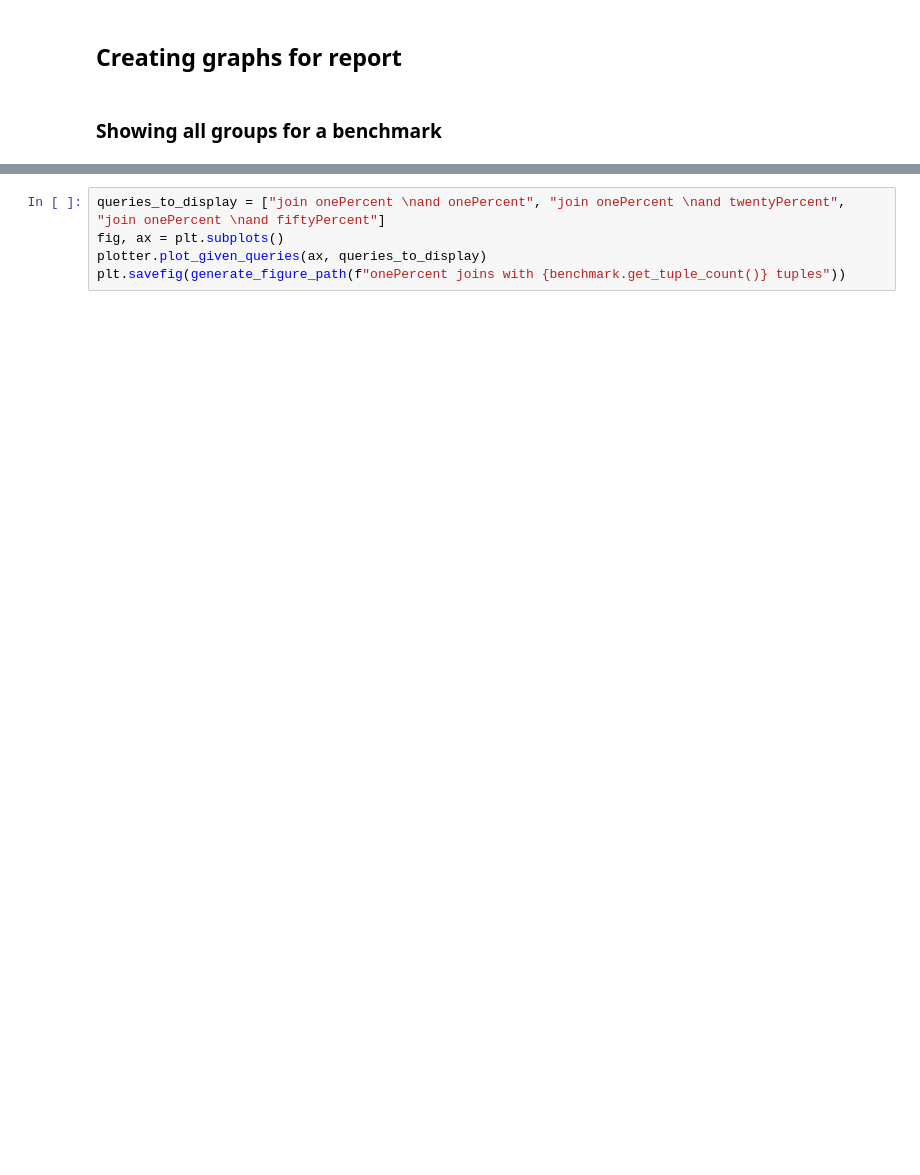
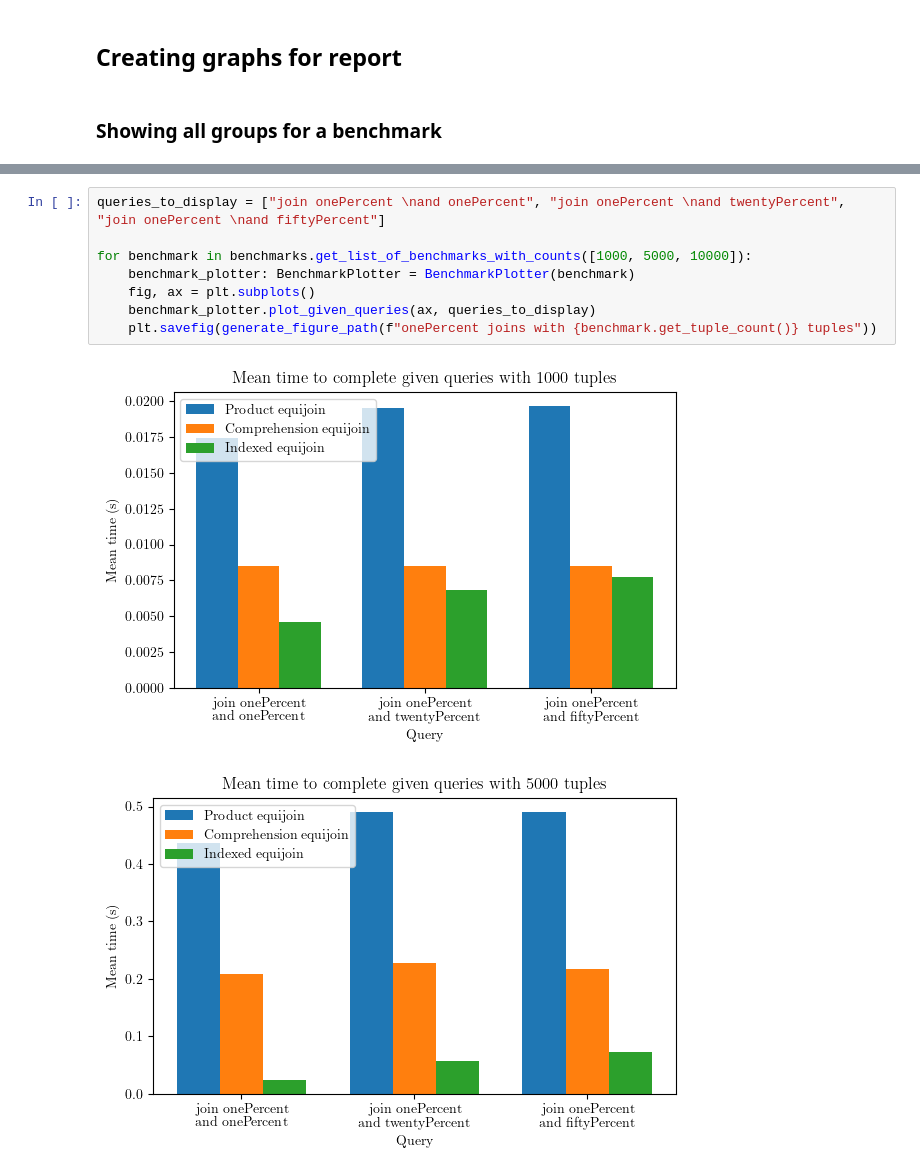
Before and after one commit to MatBon01/joinbench, a Jupyter notebook: analysis/joinbench.ipynb, the cells around one changed output, grey strips where cells are left out. Saved outputs shown, nothing was run; the diff lists cells and outputs as text; blank space fills up the shorter version.

Commit message:
Add ability to get multiple benchmarks at once

```diff
--- a/analysis/joinbench.ipynb
+++ b/analysis/joinbench.ipynb
@@ -214,5 +222,11 @@ functions
 # %%
 queries_to_display = ["join onePercent \nand onePercent", "join onePercent \nand twentyPercent", "join onePercent \nand fiftyPercent"]
-fig, ax = plt.subplots()
-plotter.plot_given_queries(ax, queries_to_display)
-plt.savefig(generate_figure_path(f"onePercent joins with {benchmark.get_tuple_count()} tuples"))
+
+for benchmark in benchmarks.get_list_of_benchmarks_with_counts([1000, 5000, 10000]):
+    benchmark_plotter: BenchmarkPlotter = BenchmarkPlotter(benchmark)
+    fig, ax = plt.subplots()
+    benchmark_plotter.plot_given_queries(ax, queries_to_display)
+    plt.savefig(generate_figure_path(f"onePercent joins with {benchmark.get_tuple_count()} tuples"))
+# %% [output]
+[figure, added]
+[figure, added]
```
Also changed, not shown: parts of 9 cells of this notebook, 22 other files.
